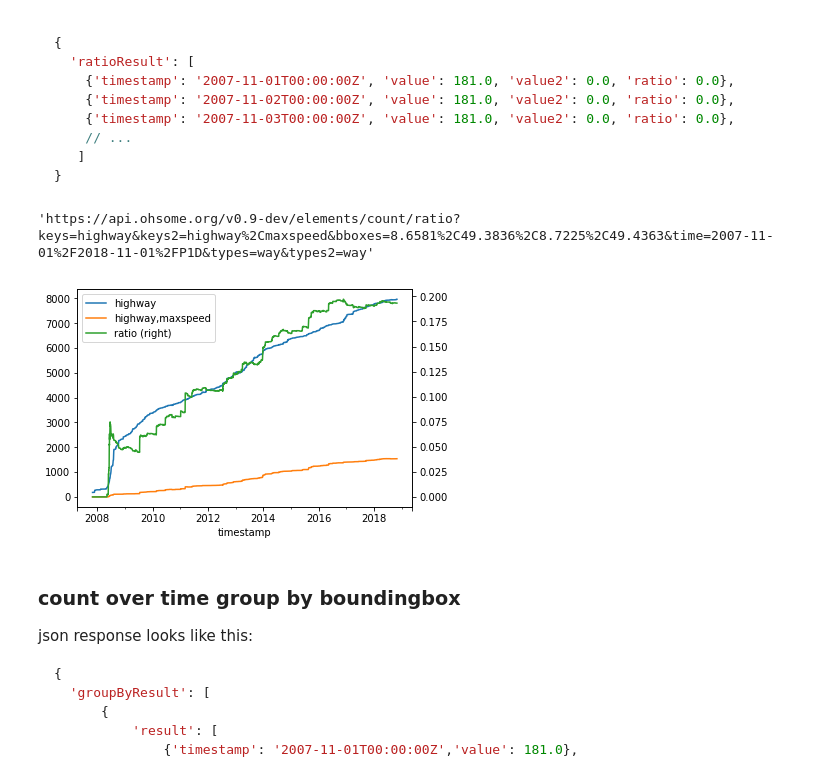
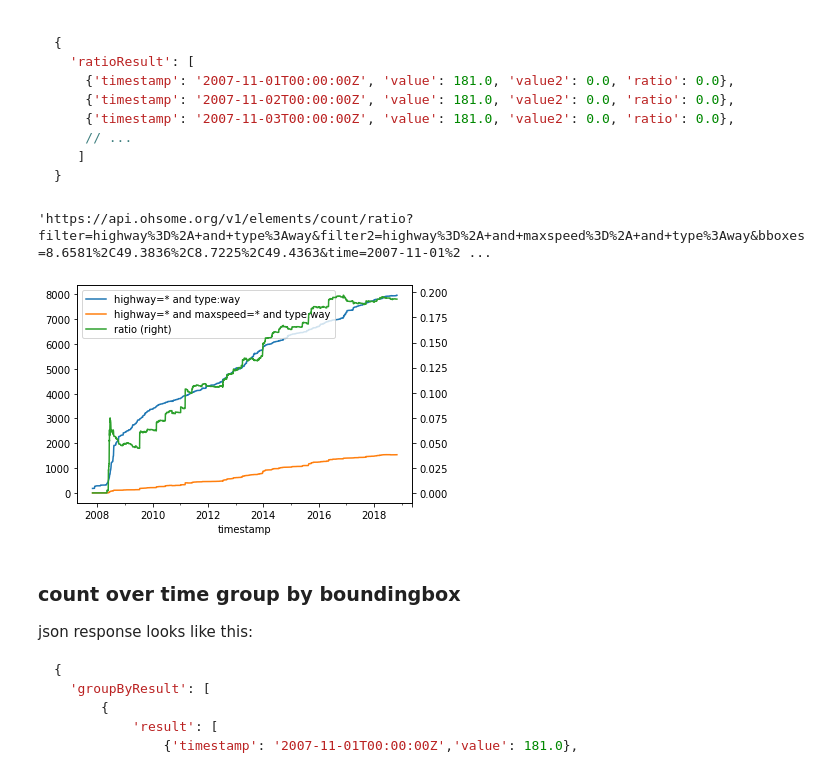
Before and after one commit to GIScience/ohsome-examples, a Jupyter notebook: python/jupyter-notebooks/workshop-19-03-06.ipynb, the cells around one changed output. Cells and saved outputs as stored; diff of their text form; code cells hidden in the pictures.

````diff
--- a/python/jupyter-notebooks/workshop-19-03-06.ipynb
+++ b/python/jupyter-notebooks/workshop-19-03-06.ipynb
@@ -24,7 +20,7 @@ memory = Memory(location='./tmp', verbose=0)
 # %% [markdown]
 ### Define global constasts
 # %%
-OHSOME_API = "https://api.ohsome.org/v0.9-dev"
+OHSOME_API = "https://api.ohsome.org/v1"
 
 # http://norbertrenner.de/osm/bbox.html
 BBOX = {
@@ -113,26 +107,26 @@ json response looks like this:
 ```
 # %%
 def ratio():
-    keys = "highway"
-    keys2 = "highway,maxspeed"
+    filter = "highway=* and type:way"
+    filter2 = "highway=* and maxspeed=* and type:way"
     res = elements("/count/ratio"
-            ,keys=keys,values=None
-            ,keys2=keys2, values2=None
-            ,bboxes=BBOX['hd'],time=TIME_MONTHLY
-            ,types="way", types2="way")
+            ,filter=filter
+            ,filter2=filter2
+            ,bboxes=BBOX['hd']
+            ,time=TIME_MONTHLY)
     display(res.url)
     body = res.json()
     df = pd.DataFrame(body['ratioResult'])
     df.timestamp = pd.to_datetime(df.timestamp)
     df.set_index('timestamp', inplace=True)
-    df.rename(columns={'value':keys,'value2':keys2}, inplace=True)
-    df[keys].plot(legend=True)
-    df[keys2].plot(legend=True)
+    df.rename(columns={'value':filter,'value2':filter2}, inplace=True)
+    df[filter].plot(legend=True)
+    df[filter2].plot(legend=True)
     df.ratio.plot(secondary_y=True,legend=True)
 ratio()
 # %% [output]
-'https://api.ohsome.org/v0.9-dev/elements/count/ratio?keys=highway&keys2=highway%2Cmaxspeed&bboxes=8.6581%2C49.3836%2C8.7225%2C49.4363&time=2007-11-01%2F2018-11-01%2FP1D&types=way&types2=way'
+'https://api.ohsome.org/v1/elements/count/ratio?filter=highway%3D%2A+and+type%3Away&filter2=highway%3D%2A+and+maxspeed%3D%2A+and+type%3Away&bboxes=8.6581%2C49.3836%2C8.7225%2C49.4363&time=2007-11-01%2 ...
-[figure, old version]
+[figure, new version]
 # %% [markdown]
 ### count over time group by boundingbox
 json response looks like this:
````
Also changed, not shown: parts of 14 cells of this notebook, 3 other files.
